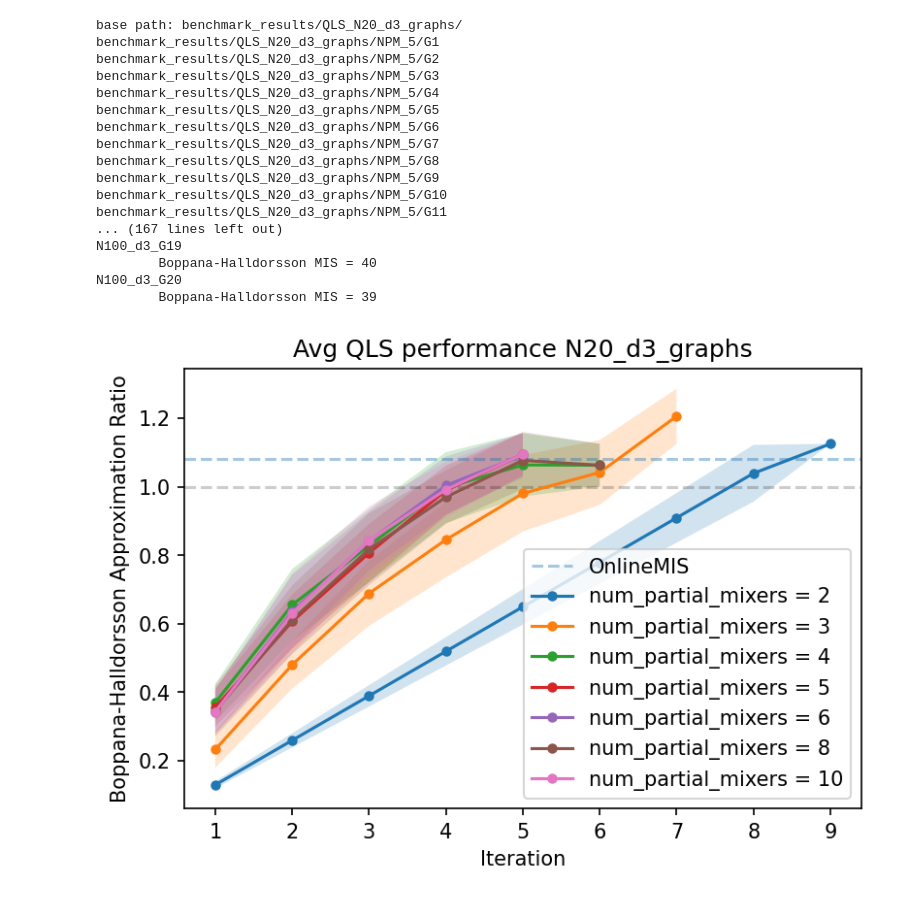
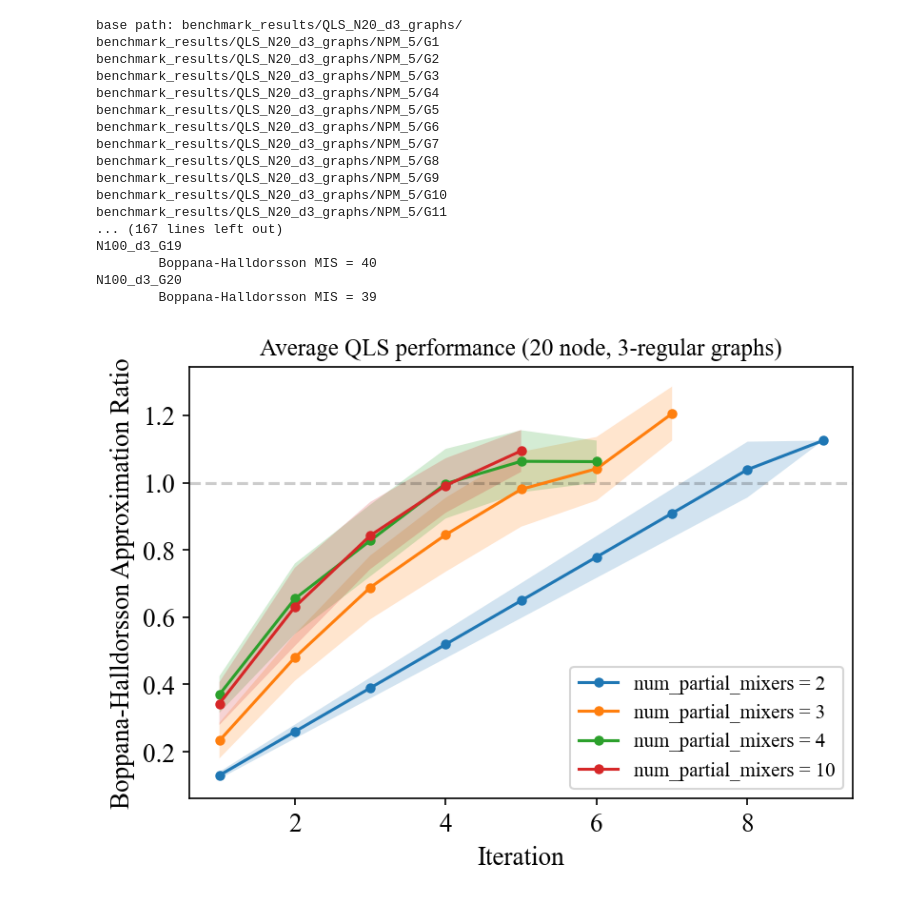
Before and after one commit to teaguetomesh/quantum-local-search, a Jupyter notebook: plotting.ipynb, the cells around one changed output. Cells and saved outputs as stored; diff of their text form; code cells hidden in the pictures.

```diff
--- a/plotting.ipynb
+++ b/plotting.ipynb
@@ -2,12 +2,17 @@
 import glob
 import pickle
 import matplotlib.pyplot as plt
+import matplotlib
 import numpy as np
 
 from networkx.algorithms.approximation.independent_set import maximum_independent_set
 
 from utils.graph_funcs import graph_from_file
 from utils.helper_funcs import hamming_weight
+
+matplotlib.rc('xtick', labelsize=13)
+matplotlib.rc('ytick', labelsize=13)
+plt.rcParams["font.family"] = "Times New Roman"
 # %%
 onlinemis_N20 = 1.082142857142857
 onlinemis_N60 = 1.1055965817596252
@@ -156,7 +161,7 @@ N100_d3_G19
 N100_d3_G20
         Boppana-Halldorsson MIS = 39
 # %%
-def avg_all_graphs_all_reps(all_data, N, graph_type, graph_val, verbose=0, extra_data=None):
+def avg_all_graphs_all_reps(all_data, N, graph_type, graph_val, verbose=0, extra_data=None, savefn=None):
     fig, ax = plt.subplots(dpi=150)
 
     # For each set of data with NPM = k
@@ -184,6 +189,10 @@ def avg_all_graphs_all_reps(all_data, N, graph_type, graph_val, verbose=0, extra
 
         # Once all the graphs have been collected, average over them
         max_iters = max([len(graph) for graph in all_graph_y_vals])
+        if npm == 4 and N == 60:
+            max_iters -= 1
+        if npm == 3 and N == 100:
+            max_iters -= 1
         avg_y_vals = []
         std_y_vals = []
         for i in range(max_iters):
@@ -209,20 +218,28 @@ def avg_all_graphs_all_reps(all_data, N, graph_type, graph_val, verbose=0, extra
 
     ax.axhline(y=1, ls='--', c='k', alpha=0.2)
     ax.legend()
-    ax.set_ylabel('Boppana-Halldorsson Approximation Ratio')
-    ax.set_xlabel('Iteration')
-    ax.set_title('Avg QLS performance N{}_{}{}_graphs'.format(N, graph_type, graph_val))
+    ax.set_ylabel('Boppana-Halldorsson Approximation Ratio', fontsize=13)
+    ax.set_xlabel('Iteration', fontsize=13)
+    ax.set_title('Average QLS performance ({} node, 3-regular graphs)'.format(N))
+
+    if savefn is not None:
+        plt.savefig(savefn)
+
+    plt.show()
+    plt.close()
 # %%
 all_data = []
 N = 20
 graph_type = 'd'
 graph_val = 3
-for npm in [2, 3, 4, 5, 6, 8, 10]:
+for npm in [2, 3, 4, 10]:
     all_data.append((npm, get_pickles(N, graph_type, graph_val, npm)))
-# %%
-avg_all_graphs_all_reps(all_data, N, graph_type, graph_val, extra_data=[('OnlineMIS', onlinemis_N20)])
-# %% [output]
-[figure, removed]
+# %%
+#extra_data = [('OnlineMIS', onlinemis_N20)]
+extra_data = None
+avg_all_graphs_all_reps(all_data, N, graph_type, graph_val, extra_data=extra_data, savefn='figures/qls_N20.pdf')
+# %% [output]
+[figure, added]
 # %%
 all_data = []
 N = 60
```
Also changed, not shown: parts of 14 cells of this notebook, 3 other files.
